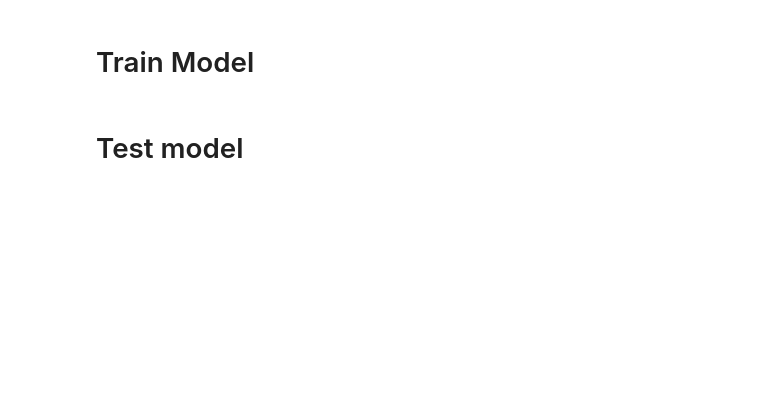
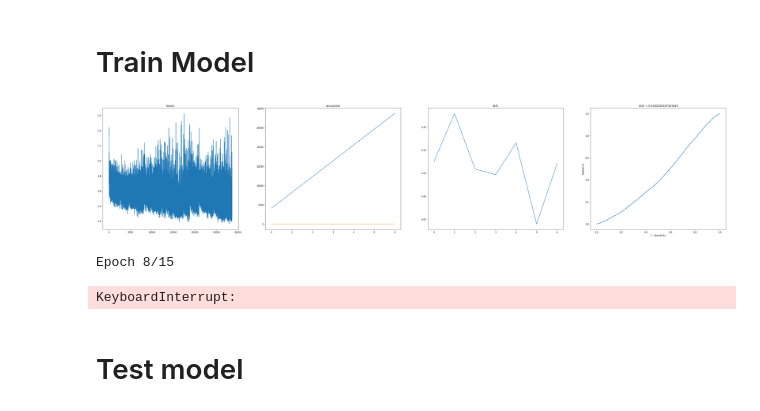
Before and after one commit to KochPJ/Ismi19, a Jupyter notebook: Main.ipynb, the cells around one changed output. Drawn from its saved outputs; the diff is of its cells as text; code cells hidden in the pictures; blank space fills up the shorter version.

```diff
--- a/Main.ipynb
+++ b/Main.ipynb
@@ -473,6 +481,7 @@ for i in range (5):
 # %% [markdown]
 # Create Model
 # %%
-#in_t = Input(shape=(96, 96, 3))
-model = createResNet50(in_t, True)
-model = CreateKaggleModel(True)
+in_t = Input(shape=(96, 96, 3))
+#model = createResNet50(in_t, True)
+model = createResNet50Top(in_t, True)
+#model = CreateKaggleModel(True)
@@ -537,35 +564,39 @@ def train_model(model, training_params):
 saving_dir = './models/'
 if(not os.path.exists(saving_dir)):
     os.mkdir(saving_dir)
 
-model_name = 'resnet_stain_aug_15_epochs'
+model_name = 'res_learned_15_epochs'
 training_params = {}
 training_params['learning_rate'] = 0.002
 training_params['batch_size'] = 64 # number of patches in a mini-batch
 training_params['steps_per_epoch'] = int(float(training_dataset.get_lenght())/training_params['batch_size']) # number of iterations per epoch
 training_params['epochs'] = 15 # number of epochs
 
 training_params['optimizer'] = Adam(lr = training_params['learning_rate'])
 training_params['loss'] = ['binary_crossentropy']
 training_params['metrics'] = ['accuracy']
 training_params['training_dataset'] = training_dataset
 training_params['validation_dataset'] = validation_dataset
 
 training_params['saving_dir'] = saving_dir
 training_params['model_name'] = model_name
 
 augmentation_perc = 0.8
 augmentor = Augmentor(augmentation_perc)
 training_params['augmentor'] = augmentor
 training_params['learned_dataset'] = learned_dataset
 training_params['not_learned_dataset'] = not_learned_dataset
 training_params['l_per'] = 0.70 # 0.89 is normal distribution
 
-training_params['use_sampling_strategy'] = 0
+training_params['use_sampling_strategy'] = 2
 training_params['sampling_threshold'] = 0.75
 
 # train model
 train_model(model, training_params)
+# %% [output]
+[figure, added]
+Epoch 8/15
+KeyboardInterrupt:
 # %%
 #save model to continue training later with latest model
 model_filename = os.path.join(saving_dir, model_name + '_continue.h5')
```
Also changed, not shown: parts of 11 cells of this notebook, 6 other files.
